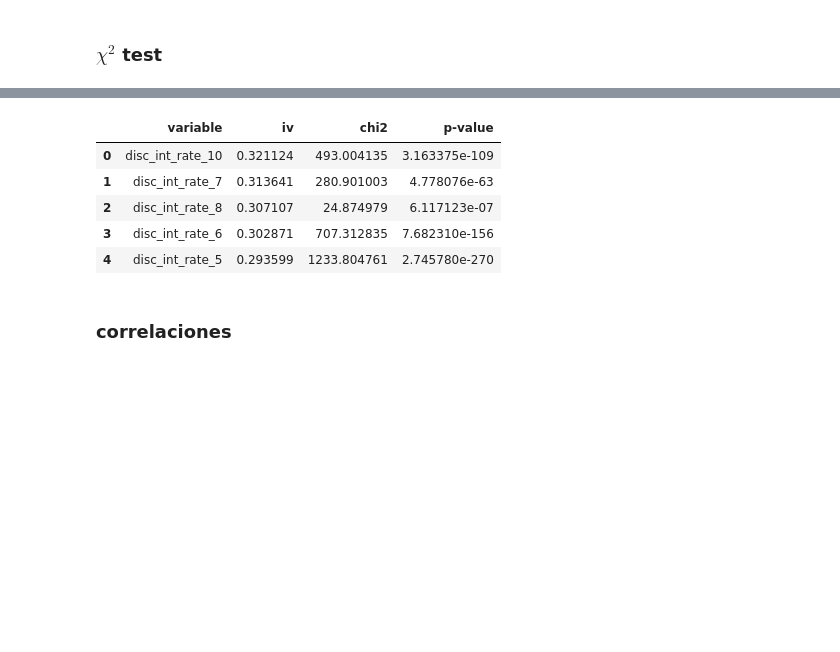
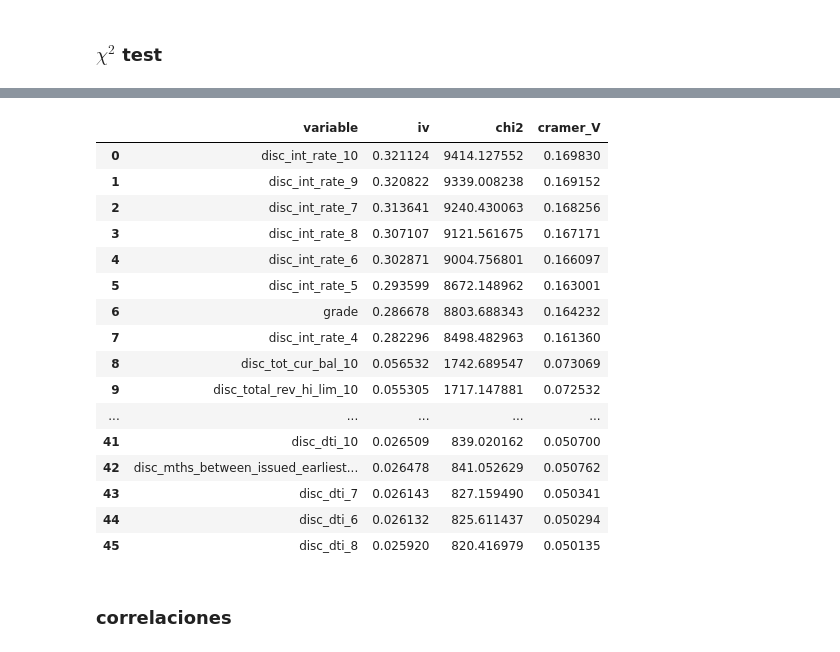
Before and after one commit to alesm99/credit_scoring, a Jupyter notebook: 4_Seleccion de variables.ipynb, the cells around one changed output, grey strips where cells are left out. Drawn from its saved outputs; the diff is of its cells as text; code cells hidden in the pictures; blank space fills up the shorter version.

```diff
--- a/4_Seleccion de variables.ipynb
+++ b/4_Seleccion de variables.ipynb
@@ -67,0 +56,6 @@ best_chi2.iplot(kind='bar',x='variable',y='chi2',title='Chi2 de las variables di
+# %%
+chi=pd.Series(dict(zip(best_iv['variable'],map(lambda x:chi2_contingency(pd.crosstab(train[x],train[target])).statistic,best_iv['variable']))))\
+.reset_index().rename(columns={'index':'variable',0:'chi2'})
+chi['cramer_V']=np.sqrt(chi['chi2']/train.shape[0])
+chi=chi.sort_values('cramer_V',ascending=False)
+chi.iplot(kind='bar',x='variable',y='cramer_V',title='Cramer\'s V de las variables discretizadas',colors=['blue'])
@@ -68,14 +64,25 @@ best_chi2.iplot(kind='bar',x='variable',y='chi2',title='Chi2 de las variables di
 # %%
-# variables con iv>.02 y chi2_p-value<.05
-best=best_iv.merge(best_chi2,on='variable',how='inner').sort_values(by=['iv','chi2'],ascending=[False,False])
-best.head()
+# variables con iv>.02 y cramer's V>.05
+best=best_iv.merge(chi[chi['cramer_V']>.05],on='variable',how='inner').sort_values(by=['iv','cramer_V'],ascending=[False,False])
+best
 # %% [output]
-|  | variable | iv | chi2 | p-value |
-| 0 | disc_int_rate_10 | 0.321124 | 493.004135 | 3.163375e-109 |
-| 1 | disc_int_rate_7 | 0.313641 | 280.901003 | 4.778076e-63 |
-| 2 | disc_int_rate_8 | 0.307107 | 24.874979 | 6.117123e-07 |
-| 3 | disc_int_rate_6 | 0.302871 | 707.312835 | 7.682310e-156 |
-| 4 | disc_int_rate_5 | 0.293599 | 1233.804761 | 2.745780e-270 |
+|  | variable | iv | chi2 | cramer_V |
+| 0 | disc_int_rate_10 | 0.321124 | 9414.127552 | 0.169830 |
+| 1 | disc_int_rate_9 | 0.320822 | 9339.008238 | 0.169152 |
+| 2 | disc_int_rate_7 | 0.313641 | 9240.430063 | 0.168256 |
+| 3 | disc_int_rate_8 | 0.307107 | 9121.561675 | 0.167171 |
+| 4 | disc_int_rate_6 | 0.302871 | 9004.756801 | 0.166097 |
+| 5 | disc_int_rate_5 | 0.293599 | 8672.148962 | 0.163001 |
+| 6 | grade | 0.286678 | 8803.688343 | 0.164232 |
+| 7 | disc_int_rate_4 | 0.282296 | 8498.482963 | 0.161360 |
+| 8 | disc_tot_cur_bal_10 | 0.056532 | 1742.689547 | 0.073069 |
+| 9 | disc_total_rev_hi_lim_10 | 0.055305 | 1717.147881 | 0.072532 |
+| ... | ... | ... | ... | ... |
+| 41 | disc_dti_10 | 0.026509 | 839.020162 | 0.050700 |
+| 42 | disc_mths_between_issued_earliest... | 0.026478 | 841.052629 | 0.050762 |
+| 43 | disc_dti_7 | 0.026143 | 827.159490 | 0.050341 |
+| 44 | disc_dti_6 | 0.026132 | 825.611437 | 0.050294 |
+| 45 | disc_dti_8 | 0.025920 | 820.416979 | 0.050135 |
 # %% [markdown]
 ### correlaciones
 # %%
```
Also changed, not shown: parts of 7 cells of this notebook, 3 other files.
